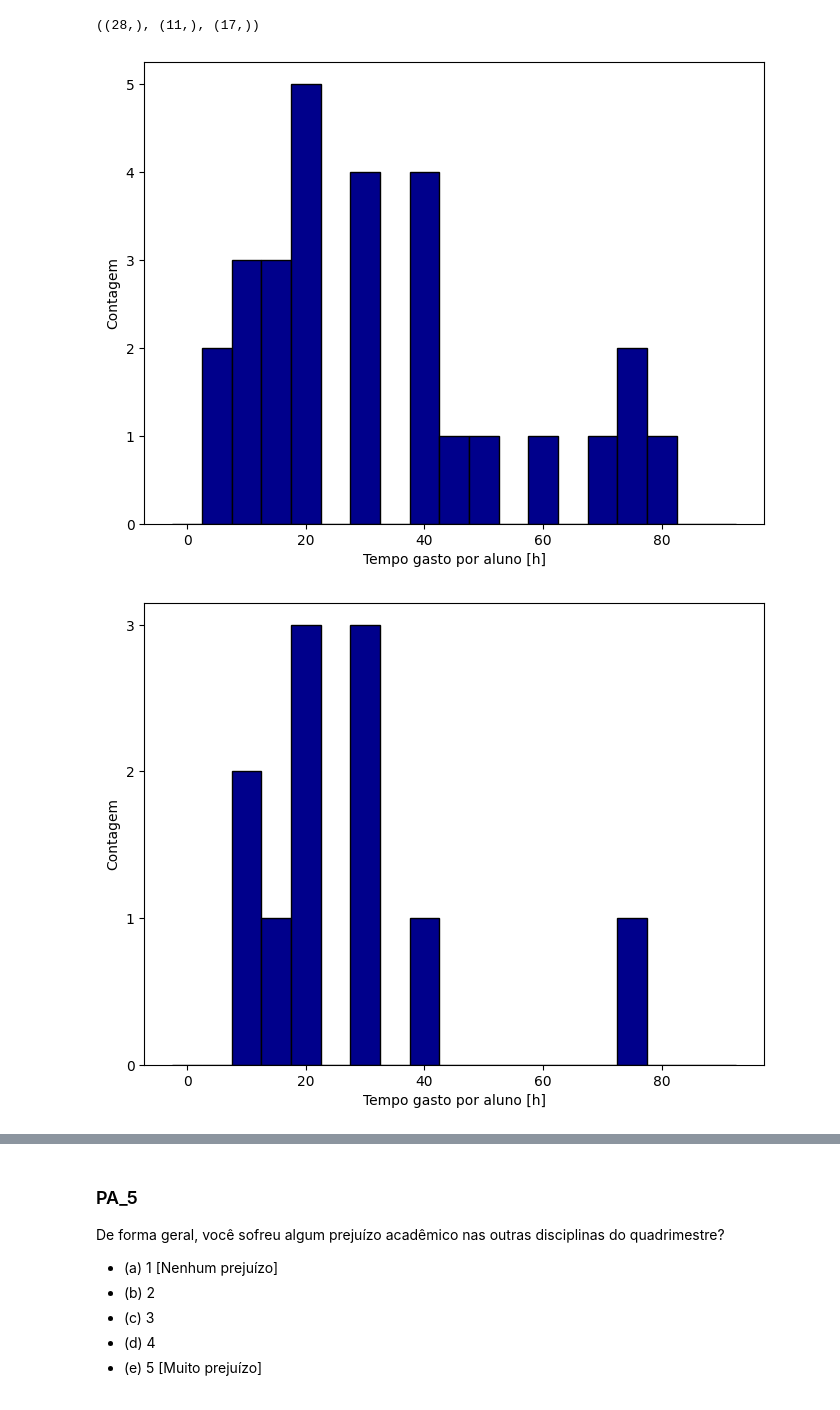
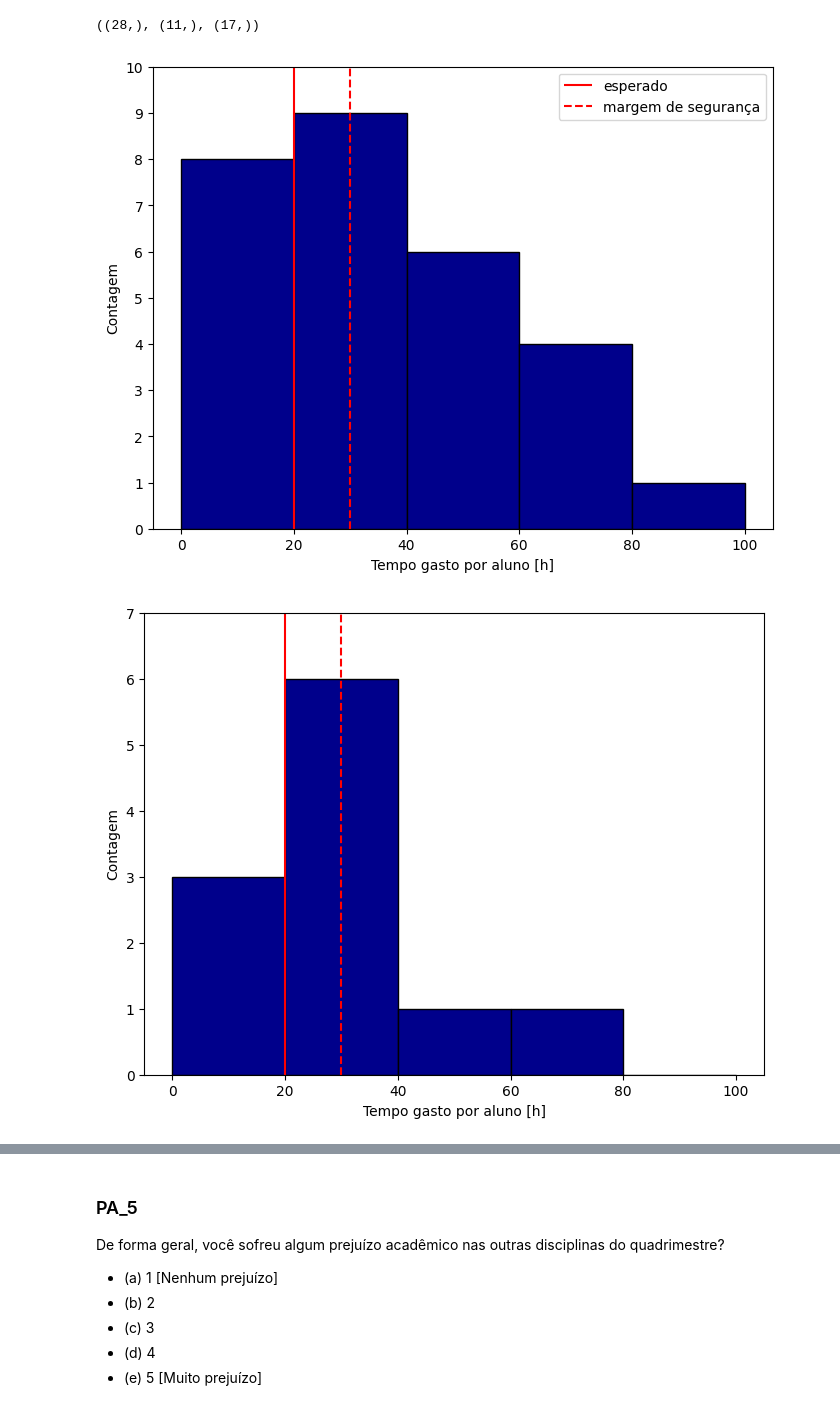
Before and after one commit to henriqueedu2001/pcs3635-health-research-data-analysis, a Jupyter notebook: analisys.ipynb, the cells around one changed output, grey strips where cells are left out. Cells and saved outputs as stored; diff of their text form; code cells hidden in the pictures.

Commit message:
plot nine

```diff
--- a/analisys.ipynb
+++ b/analisys.ipynb
@@ -565,32 +594,50 @@ PA_4.shape, PA_4_monday.shape, PA_4_wednesday.shape
 # %%
 # plotting PA_4 histogram for general counting (monday + wednesday)
 fig, axs = plt.subplots(figsize=fig_default_size)
 
-PA_4_bins = np.arange(0, 100, 5)
+# PA_4_bins = np.arange(0, 100, 20)
+PA_4_bins = np.arange(0, 120, 20)
+
+PA_4_expected_hours = 20
+PA_4_expected_hours_safety_margin = 10
 
 # axs setting
-axs.hist(PA_4, bins=PA_4_bins, color=fig_default_color, align='left', edgecolor='black')
+axs.hist(PA_4, bins=PA_4_bins, color=fig_default_color, edgecolor='black')
 plt.gca().yaxis.set_major_locator(MaxNLocator(integer=True)) # fix the ticks in to integer values
+axs.set_ylim(0, 10)
+
+# vertical lines of the expected
+axs.vlines(PA_4_expected_hours, 0, 10, linestyles='solid', color='r', label='esperado')
+axs.vlines(PA_4_expected_hours + PA_4_expected_hours_safety_margin, 0, 10, linestyles='dashed', color='r', label='margem de segurança')
+
 axs.set_xlabel('Tempo gasto por aluno [h]')
 axs.set_ylabel('Contagem')
+axs.legend()
 
 # save the figure in png format
 if save_all_figures:
     plt.savefig('academic_imgs/PA_4_histogram')
 
 # showing the figure
 plt.show()
 # %% [output]
-[figure, old version]
+[figure, new version]
 # %%
 # plotting PA_4 histogram for monday
 fig, axs = plt.subplots(figsize=fig_default_size)
 
-PA_4_monday_bins = np.arange(0, 100, 5)
+# PA_4_monday_bins = np.arange(0, 100, 5)
+PA_4_monday_bins = np.arange(0, 120, 20)
 
 # axs setting
-axs.hist(PA_4_monday, bins=PA_4_monday_bins, color=fig_default_color, align='left', edgecolor='black')
+axs.hist(PA_4_monday, bins=PA_4_monday_bins, color=fig_default_color, edgecolor='black')
 plt.gca().yaxis.set_major_locator(MaxNLocator(integer=True)) # fix the ticks in to integer values
+axs.set_ylim(0, 7)
+
+# vertical lines of the expected
+axs.vlines(PA_4_expected_hours, 0, 7, linestyles='solid', color='r', label='esperado')
+axs.vlines(PA_4_expected_hours + PA_4_expected_hours_safety_margin, 0, 7, linestyles='dashed', color='r', label='esperado')
+
 axs.set_xlabel('Tempo gasto por aluno [h]')
 axs.set_ylabel('Contagem')
 
@@ -601,7 +648,7 @@ if save_all_figures:
 # showing the figure
 plt.show()
 # %% [output]
-[figure, old version]
+[figure, new version]
 # %%
 # plotting PA_4 histogram for wednesday
 fig, axs = plt.subplots(figsize=fig_default_size)
```
Also changed, not shown: parts of 5 cells of this notebook.
